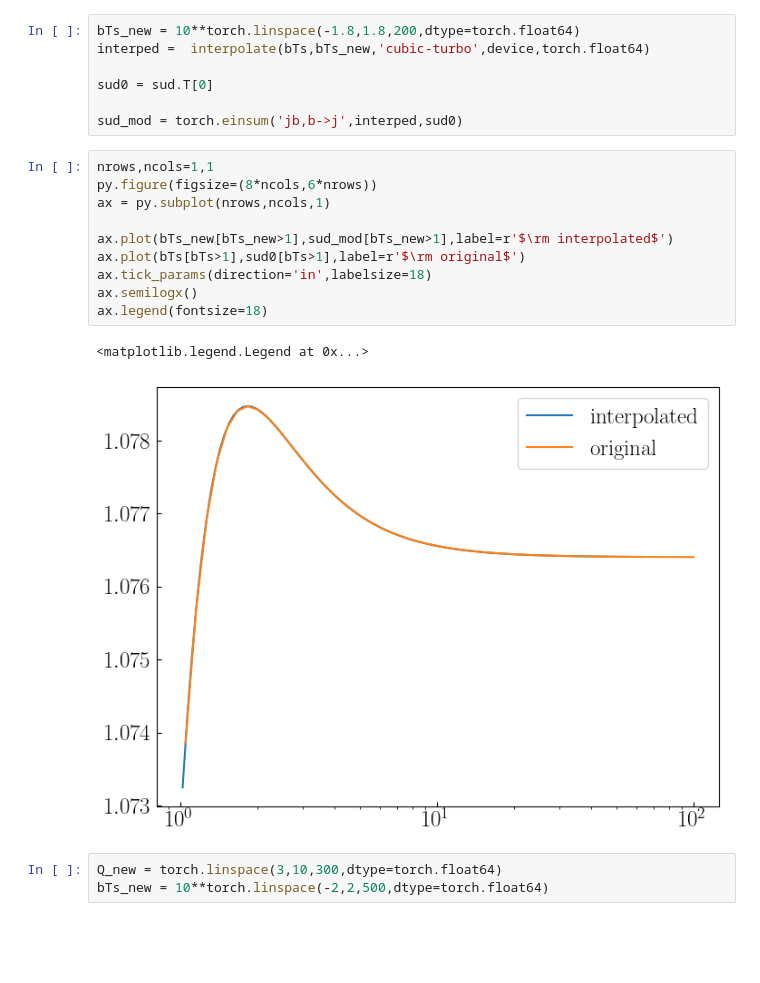
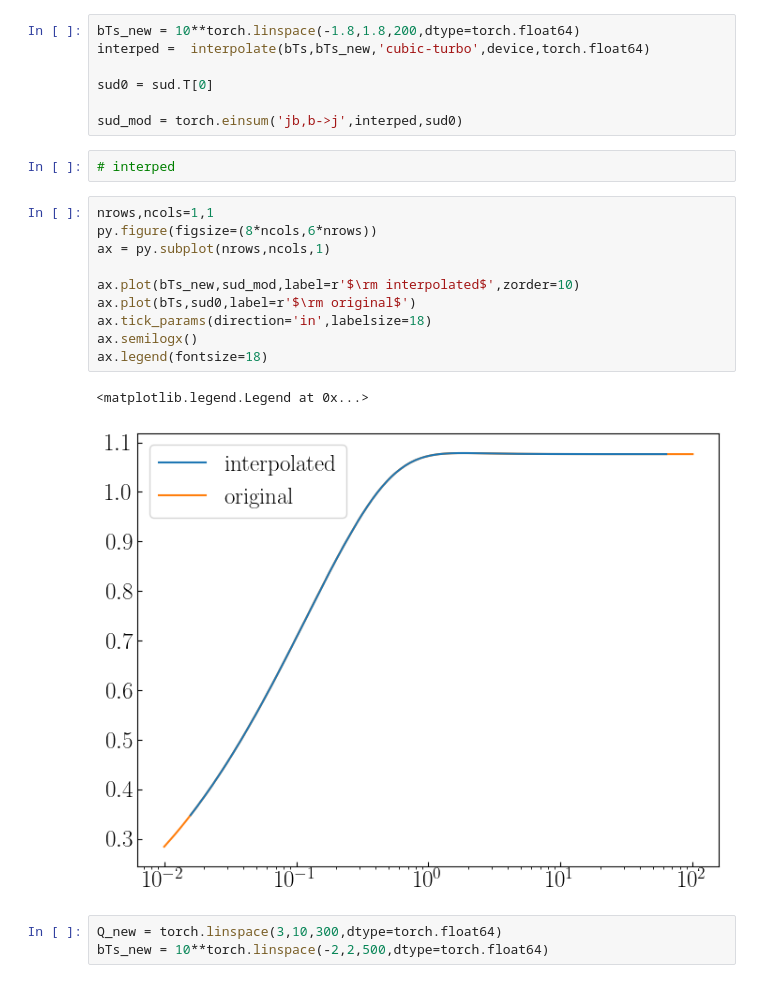
Before and after one commit to quantom-collab/tmd, a Jupyter notebook: OPE_EVO_notorch.ipynb, the cells around one changed output. Drawn from its saved outputs; the diff is of its cells as text; blank space fills up the shorter version.

```diff
--- a/OPE_EVO_notorch.ipynb
+++ b/OPE_EVO_notorch.ipynb
@@ -716,19 +716,21 @@ interped =  interpolate(bTs,bTs_new,'cubic-turbo',device,torch.float64)
 sud0 = sud.T[0]
 
 sud_mod = torch.einsum('jb,b->j',interped,sud0)
+# %%
+# interped
 # %%
 nrows,ncols=1,1
 py.figure(figsize=(8*ncols,6*nrows))
 ax = py.subplot(nrows,ncols,1)
 
-ax.plot(bTs_new[bTs_new>1],sud_mod[bTs_new>1],label=r'$\rm interpolated$')
-ax.plot(bTs[bTs>1],sud0[bTs>1],label=r'$\rm original$')
+ax.plot(bTs_new,sud_mod,label=r'$\rm interpolated$',zorder=10)
+ax.plot(bTs,sud0,label=r'$\rm original$')
 ax.tick_params(direction='in',labelsize=18)
 ax.semilogx()
 ax.legend(fontsize=18)
 # %% [output]
 <matplotlib.legend.Legend at 0x...>
-[figure, old version]
+[figure, new version]
 # %%
 Q_new = torch.linspace(3,10,300,dtype=torch.float64)
 bTs_new = 10**torch.linspace(-2,2,500,dtype=torch.float64)
```
